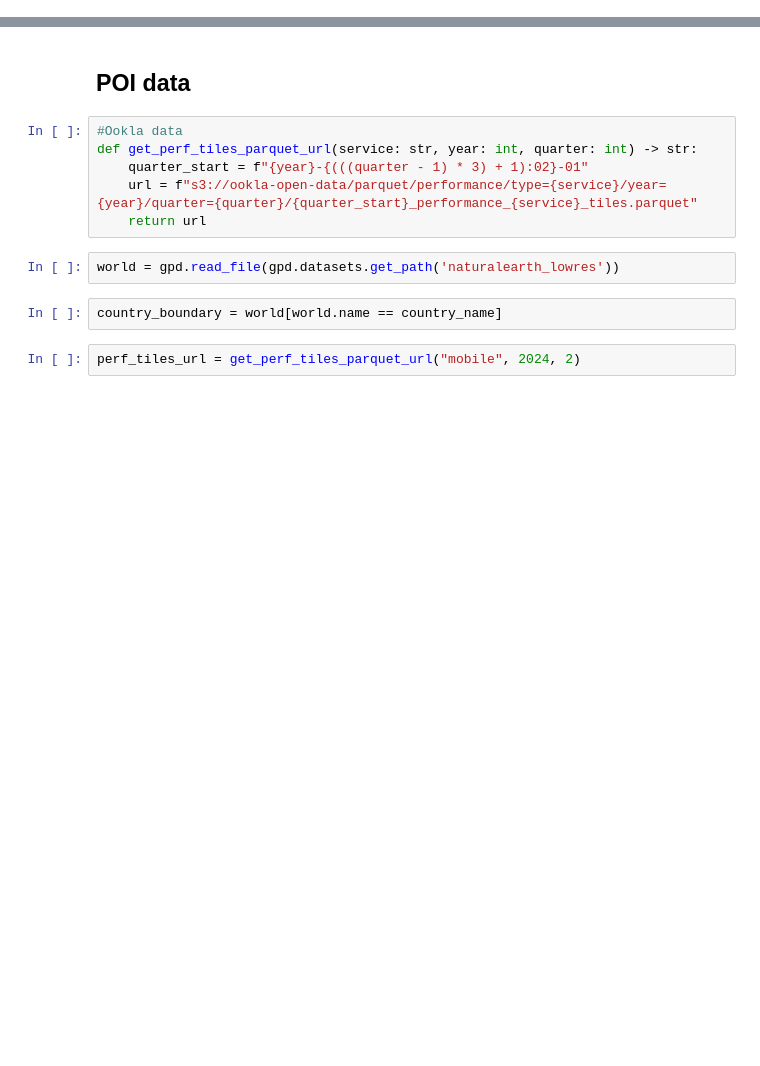
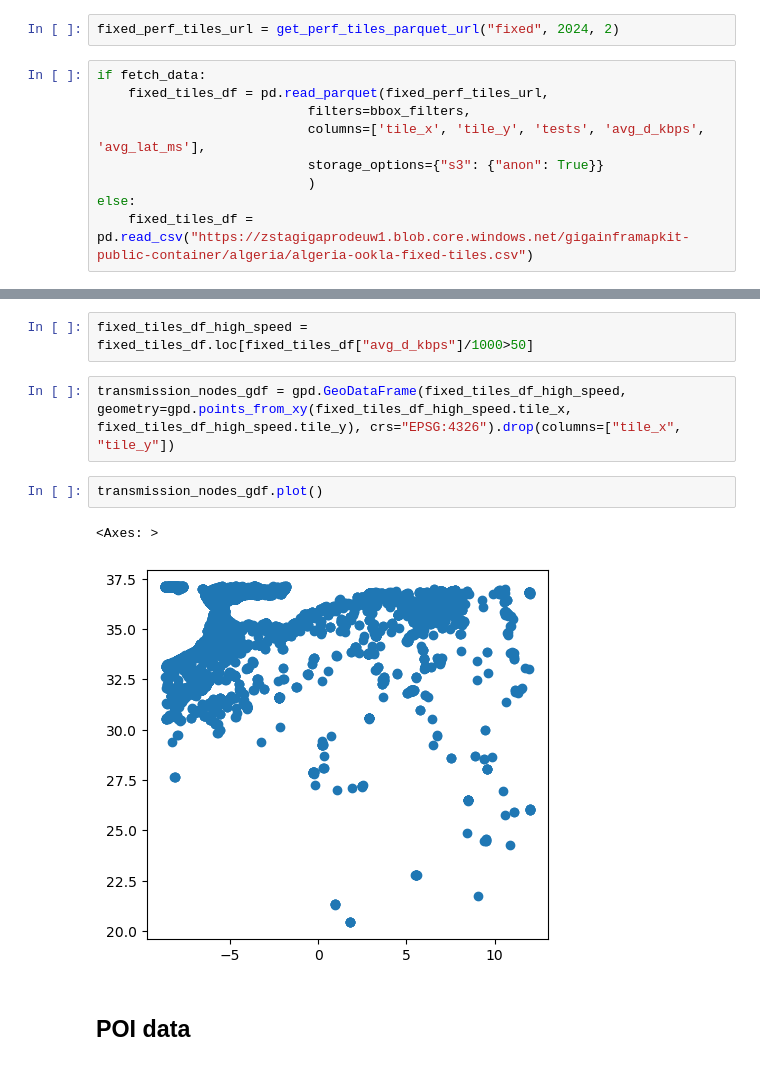
Before and after one commit to FNS-Division/algeria24-training, a Jupyter notebook: eda-standardization.ipynb, the cells around one changed output, grey strips where cells are left out. Drawn from its saved outputs; the diff is of its cells as text; blank space fills up the shorter version.

```diff
--- a/eda-standardization.ipynb
+++ b/eda-standardization.ipynb
@@ -2,0 +84,11 @@ import geopandas as gpd
+# %%
+fixed_perf_tiles_url = get_perf_tiles_parquet_url("fixed", 2024, 2)
+# %%
+if fetch_data:
+    fixed_tiles_df = pd.read_parquet(fixed_perf_tiles_url,
+                           filters=bbox_filters,
+                           columns=['tile_x', 'tile_y', 'tests', 'avg_d_kbps', 'avg_lat_ms'],
+                           storage_options={"s3": {"anon": True}}
+                           )
+else:
+    fixed_tiles_df = pd.read_csv("https://zstagigaprodeuw1.blob.core.windows.net/gigainframapkit-public-container/algeria/algeria-ookla-fixed-tiles.csv")
@@ -3,14 +107,11 @@ import geopandas as gpd
+# %%
+fixed_tiles_df_high_speed = fixed_tiles_df.loc[fixed_tiles_df["avg_d_kbps"]/1000>50]
+# %%
+transmission_nodes_gdf = gpd.GeoDataFrame(fixed_tiles_df_high_speed, geometry=gpd.points_from_xy(fixed_tiles_df_high_speed.tile_x, fixed_tiles_df_high_speed.tile_y), crs="EPSG:4326").drop(columns=["tile_x", "tile_y"])
+# %%
+transmission_nodes_gdf.plot()
+# %% [output]
+<Axes: >
+[figure, added]
 # %% [markdown]
 ## POI data
-# %%
-#Ookla data
-def get_perf_tiles_parquet_url(service: str, year: int, quarter: int) -> str:
-    quarter_start = f"{year}-{(((quarter - 1) * 3) + 1):02}-01"
-    url = f"s3://ookla-open-data/parquet/performance/type={service}/year={year}/quarter={quarter}/{quarter_start}_performance_{service}_tiles.parquet"
-    return url
-# %%
-world = gpd.read_file(gpd.datasets.get_path('naturalearth_lowres'))
-# %%
-country_boundary = world[world.name == country_name]
-# %%
-perf_tiles_url = get_perf_tiles_parquet_url("mobile", 2024, 2)
```
Also changed, not shown: parts of 30 cells of this notebook, 2 other files.
